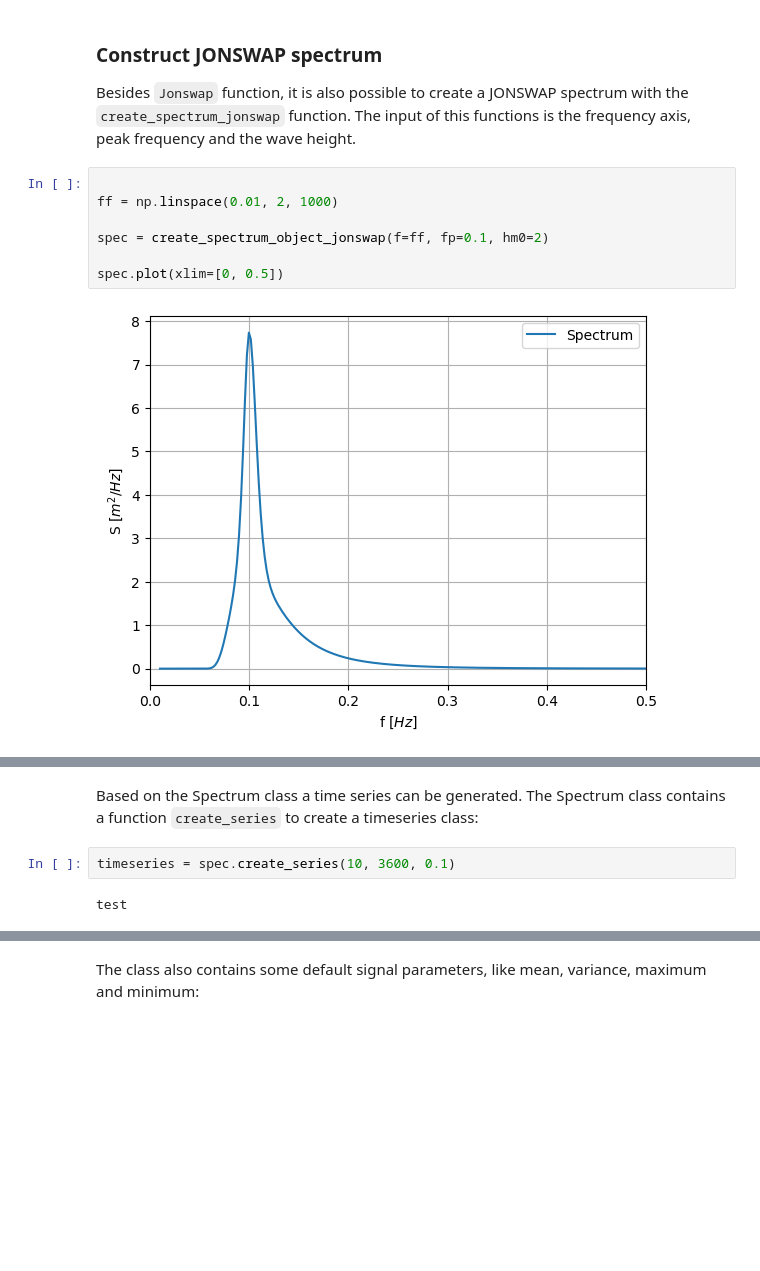
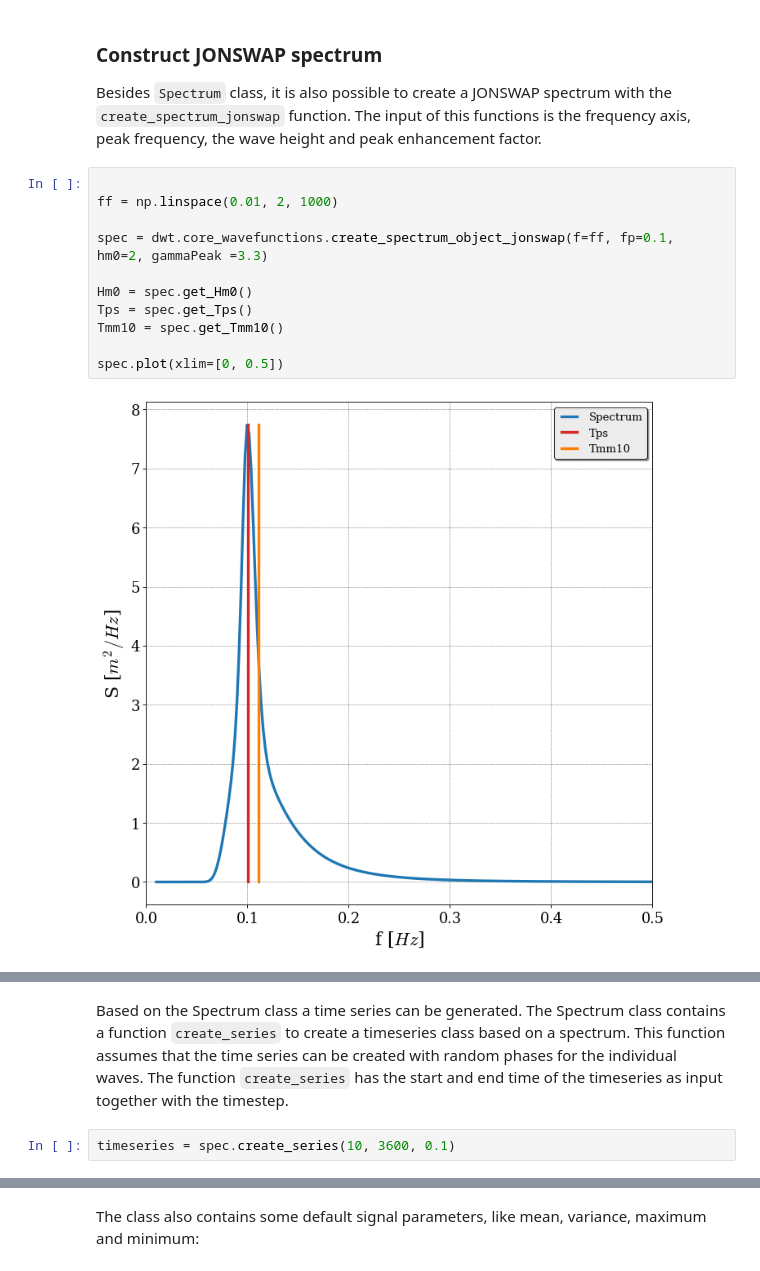
Before and after one commit to Deltares-research/wave-toolbox, a Jupyter notebook: docs/source/wave_analysis.ipynb, the cells around one changed output, grey strips where cells are left out. Saved outputs shown, nothing was run; the diff lists cells and outputs as text; blank space fills up the shorter version.

```diff
--- a/docs/source/wave_analysis.ipynb
+++ b/docs/source/wave_analysis.ipynb
@@ -60,13 +65,17 @@ spec_block.plot(xlim=[0, 0.5])
 # %% [markdown]
 ### Construct JONSWAP spectrum
 
-Besides `Jonswap` function, it is also possible to create a JONSWAP spectrum with the `create_spectrum_jonswap` function. The input of this functions is the frequency axis, peak frequency and the wave height.
+Besides `Spectrum` class, it is also possible to create a JONSWAP spectrum with the `create_spectrum_jonswap` function. The input of this functions is the frequency axis, peak frequency, the wave height and peak enhancement factor.
 # %%
 
 ff = np.linspace(0.01, 2, 1000)
 
-spec = create_spectrum_object_jonswap(f=ff, fp=0.1, hm0=2)
+spec = dwt.core_wavefunctions.create_spectrum_object_jonswap(f=ff, fp=0.1, hm0=2, gammaPeak =3.3)
+
+Hm0 = spec.get_Hm0()
+Tps = spec.get_Tps()
+Tmm10 = spec.get_Tmm10()
 
 spec.plot(xlim=[0, 0.5])
 # %% [output]
-[figure, old version]
+[figure, new version]
@@ -73,9 +83,7 @@ spec.plot(xlim=[0, 0.5])
 # %% [markdown]
-Based on the Spectrum class a time series can be generated. The Spectrum class contains a function `create_series` to create a timeseries class:
+Based on the Spectrum class a time series can be generated. The Spectrum class contains a function `create_series` to create a timeseries class based on a spectrum. This function assumes that the time series can be created with random phases for the individual waves. The function `create_series` has the start and end time of the timeseries as input together  with the timestep.
 # %%
 timeseries = spec.create_series(10, 3600, 0.1)
-# %% [output]
-test
 # %% [markdown]
 ### Time series class
 
```
Also changed, not shown: parts of 29 cells of this notebook.
